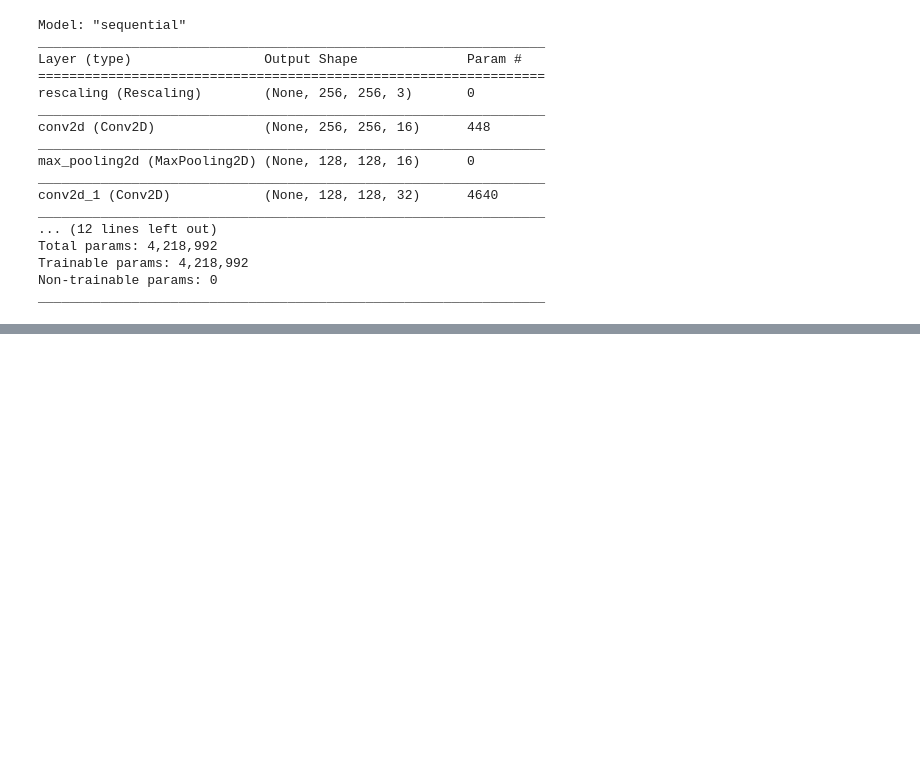
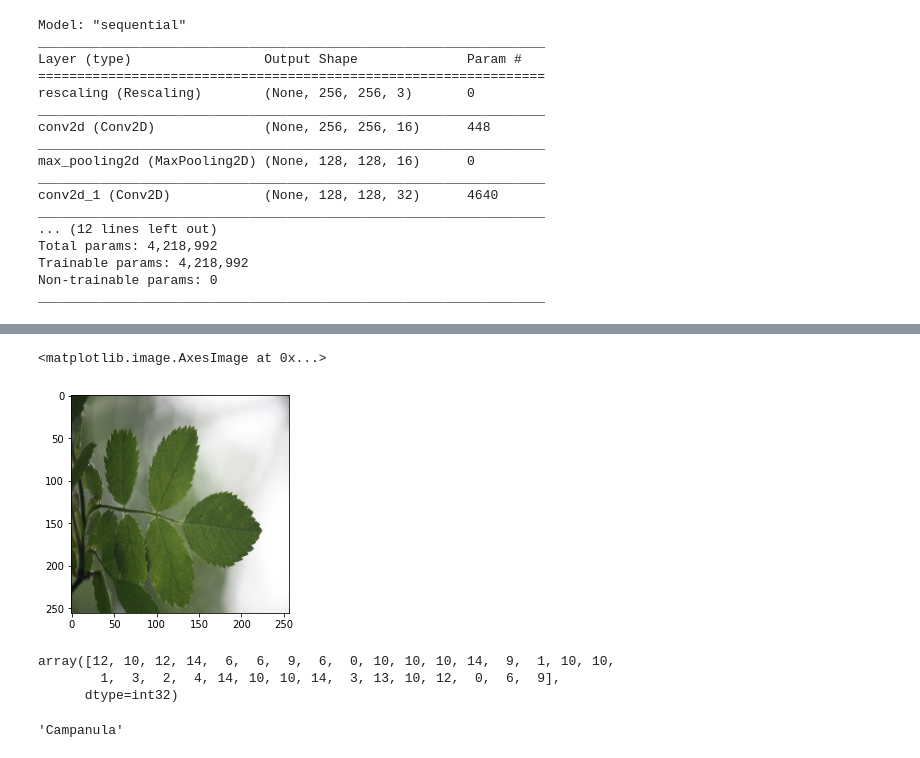
Before and after one commit to JoshEagle/plantbase, a Jupyter notebook: notebooks/Training - entire, flower and leaf.ipynb, the cells around one changed output, grey strips where cells are left out. Drawn from its saved outputs; the diff is of its cells as text; code cells hidden in the pictures; blank space fills up the shorter version.

```diff
--- a/notebooks/Training - entire, flower and leaf.ipynb
+++ b/notebooks/Training - entire, flower and leaf.ipynb
@@ -369,0 +383,21 @@ plt.show()
+# %%
+for images, labels in val_dataset.take(2):  # only take first element of dataset
+    numpy_images = images.numpy()
+    numpy_labels = labels.numpy()
+# %%
+numpy_images[0]
+
+plt.imshow(numpy_images[0].astype("uint8"))
+# %% [output]
+<matplotlib.image.AxesImage at 0x...>
+[figure, added]
+# %%
+numpy_labels
+# %% [output]
+array([12, 10, 12, 14,  6,  6,  9,  6,  0, 10, 10, 10, 14,  9,  1, 10, 10,
+        1,  3,  2,  4, 14, 10, 10, 14,  3, 13, 10, 12,  0,  6,  9],
+      dtype=int32)
+# %%
+val_dataset.class_names[0]
+# %% [output]
+'Campanula'
```
Also changed, not shown: parts of 12 cells of this notebook, 3 other files.
